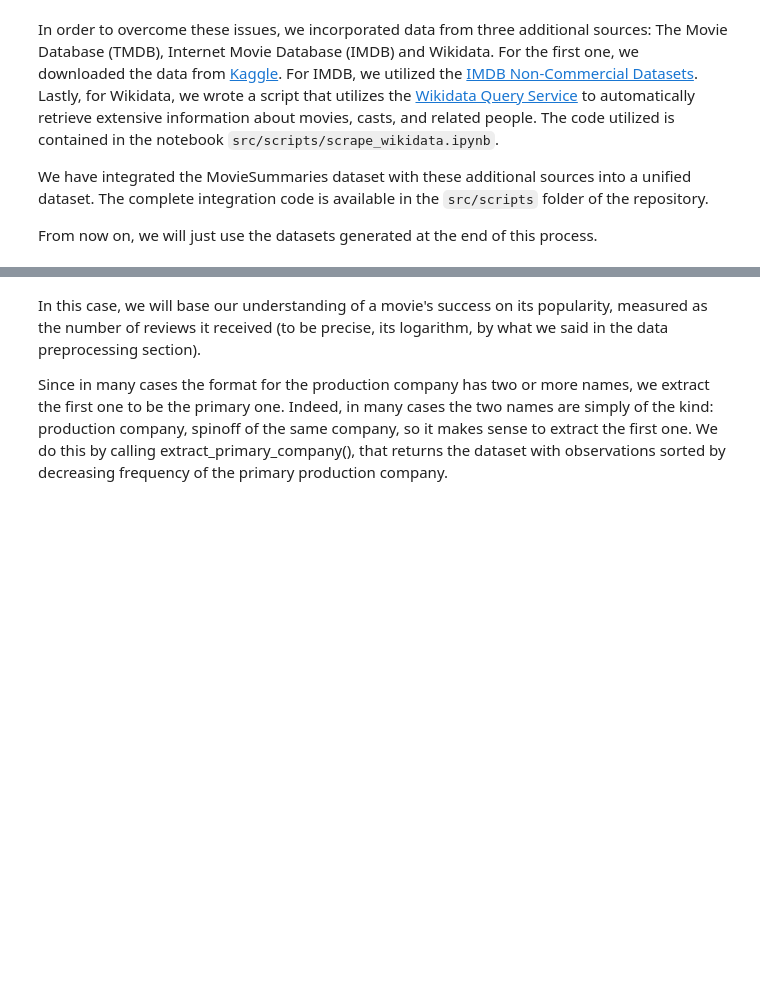
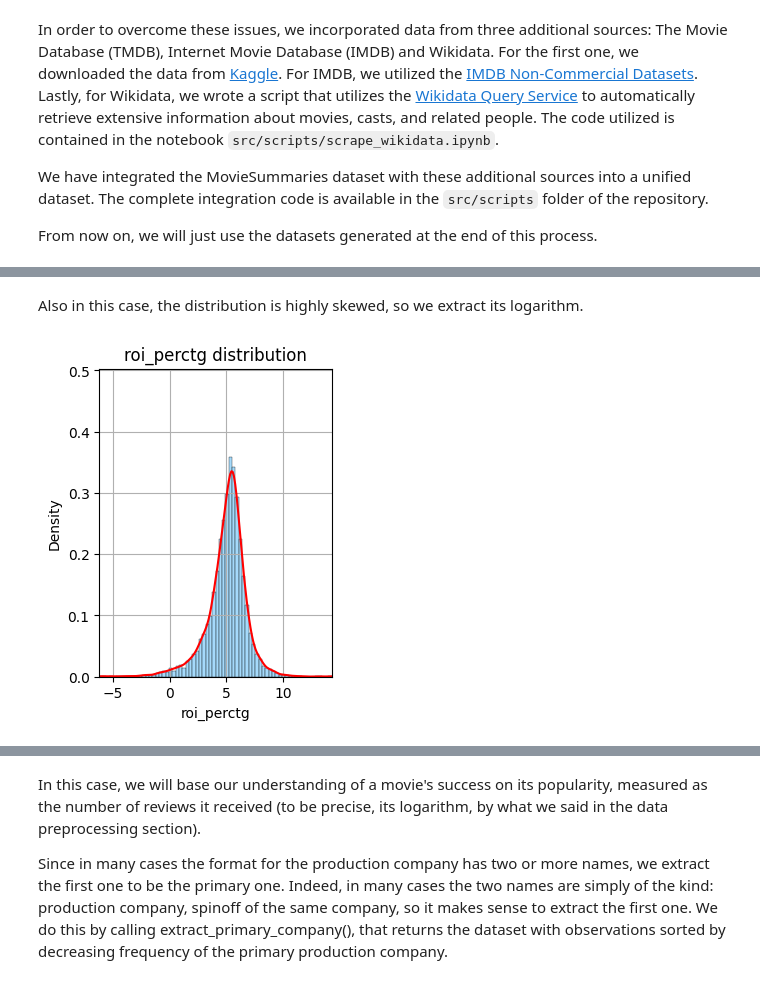
Before and after one commit to epfl-ada/ada-2024-project-theblockbusters, a Jupyter notebook: results.ipynb, the cells around one changed output, grey strips where cells are left out. Saved outputs shown, nothing was run; the diff lists cells and outputs as text; code cells hidden in the pictures; blank space fills up the shorter version.

```diff
--- a/results.ipynb
+++ b/results.ipynb
@@ -208,0 +329,17 @@ Let us briefly inspect these features. In particular, we aim at:
+# %% [markdown]
+Also in this case, the distribution is highly skewed, so we extract its logarithm.
+# %%
+# Plot distribution
+columns = ['roi_perctg']
+nrows = 1
+ncols = len(columns)
+figsize = (3,4)
+df = movies_complete[columns]
+df.loc[:,'roi_perctg'] = np.log(df['roi_perctg'])
+plot_histograms(df, columns, nrows, ncols, figsize)
+
+# Transform all columns that have to be transformed
+columns = ['numVotes_imdb', 'revenue', 'budget', 'roi_perctg']
+transform_columns(movies_complete, columns, np.log, substitute=True, prefix='log')
+# %% [output]
+[figure, added]
```
Also changed, not shown: parts of 168 cells of this notebook, 11 other files.
